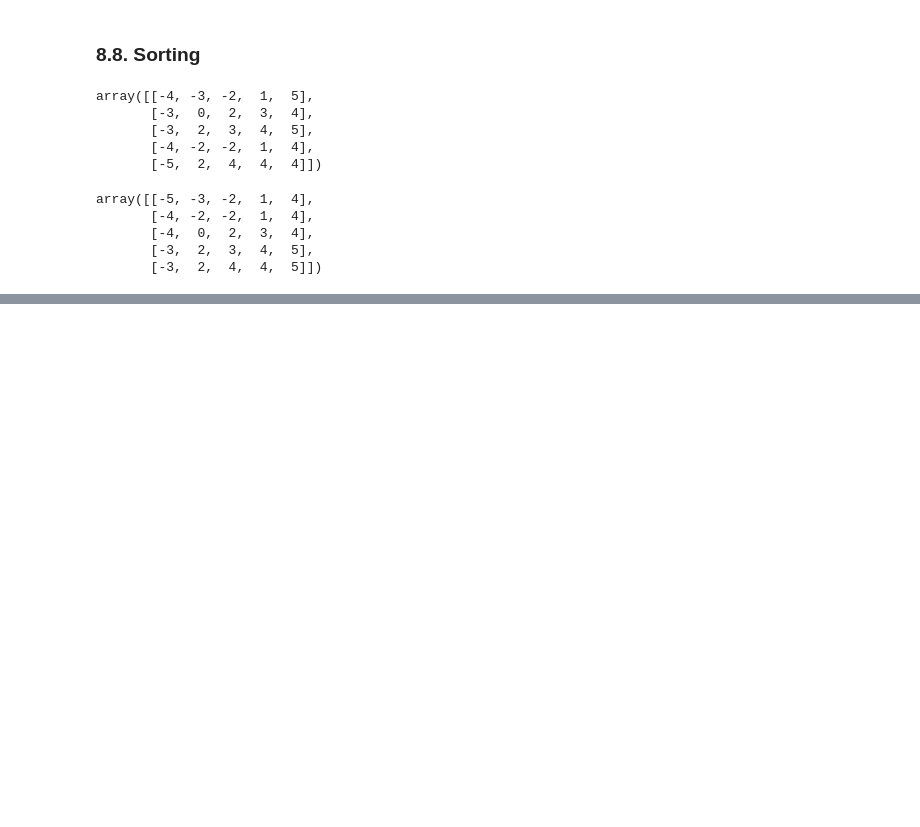
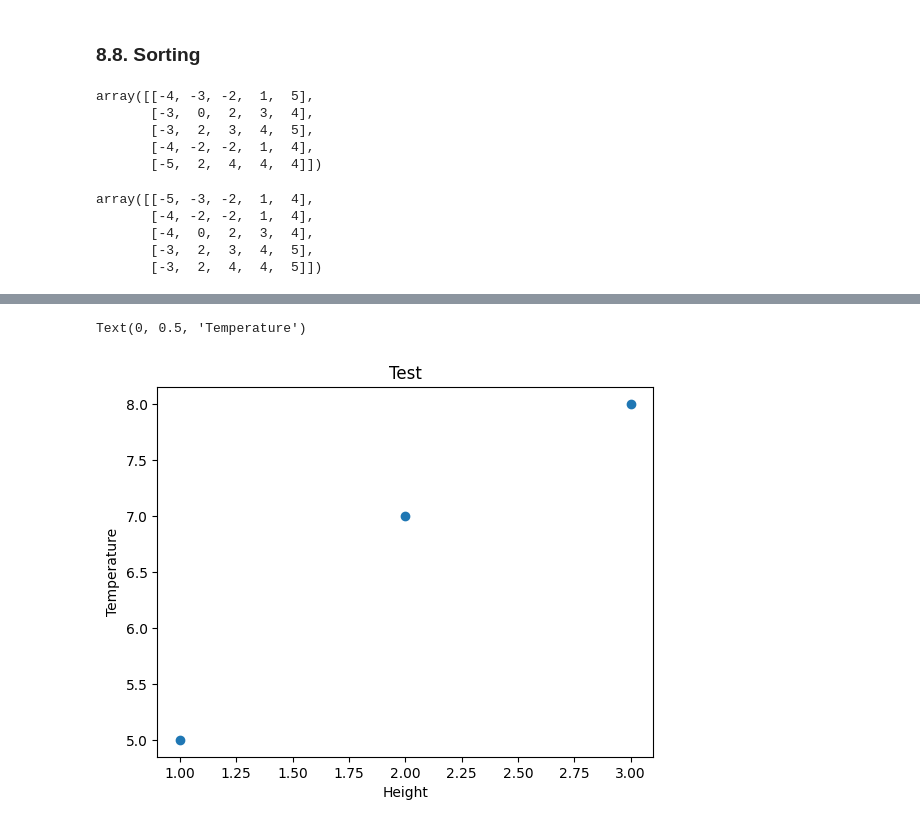
Before and after one commit to NiklasGoettel/Quarto_Website, a Jupyter notebook: introduction_python.ipynb, the cells around one changed output, grey strips where cells are left out. Cells and saved outputs as stored; diff of their text form; code cells hidden in the pictures; blank space fills up the shorter version.

```diff
--- a/introduction_python.ipynb
+++ b/introduction_python.ipynb
@@ -878,0 +891,11 @@ array([[-5, -3, -2,  1,  4],
+# %%
+x=test_data[0,:]
+y=test_data[1,:]
+
+plt.scatter(x,y)
+plt.title("Test")
+plt.xlabel("Height")
+plt.ylabel("Temperature")
+# %% [output]
+Text(0, 0.5, 'Temperature')
+[figure, added]
```
Also changed, not shown: parts of 4 cells of this notebook, 14 other files.
